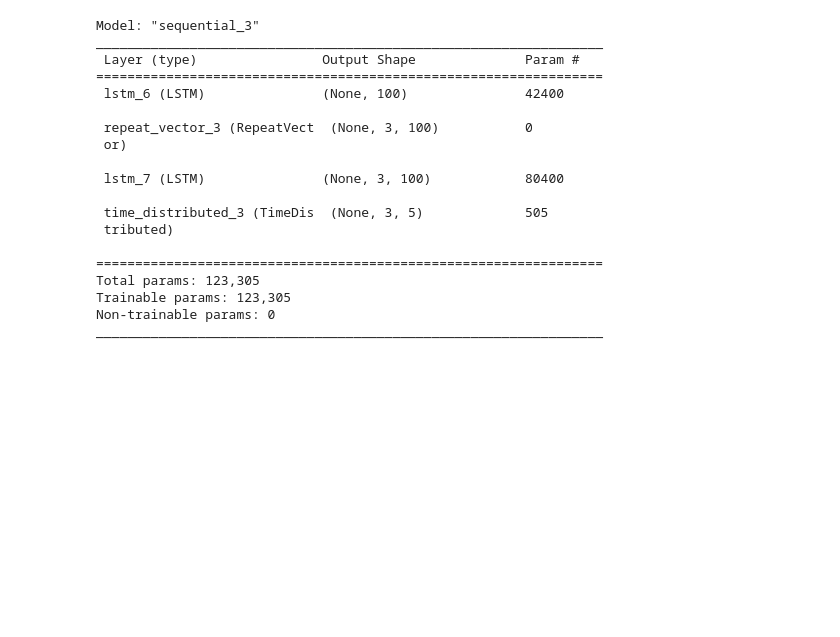
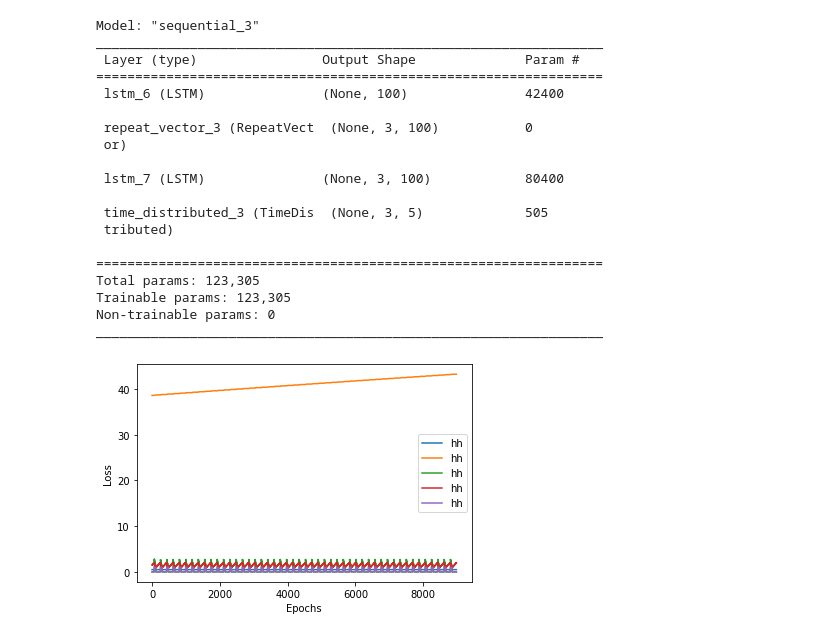
Before and after one commit to hayatu4islam/Adaptive_Fault_Detection, a Jupyter notebook: LSTM Model for Water Tank-Reduced.ipynb, the cells around one changed output. Saved outputs shown, nothing was run; the diff lists cells and outputs as text; code cells hidden in the pictures; blank space fills up the shorter version.

```diff
--- a/LSTM Model for Water Tank-Reduced.ipynb
+++ b/LSTM Model for Water Tank-Reduced.ipynb
@@ -3,13 +39,7 @@
 # %%
-import numpy as np
-import pandas as pd
-import matplotlib.pyplot as plt
-from sklearn.preprocessing import MinMaxScaler
-from tensorflow.keras.models import Sequential
-from tensorflow.keras.layers import LSTM, Dense, RepeatVector, TimeDistributed
 
 # Load and preprocess data
-data = pd.read_csv('waterTank_Golden_reduced.csv', header=0, index_col=0)
+data = pd.read_csv('file_name.csv', header=0, index_col=0)
 raw_data = data.values
 scaler = MinMaxScaler()
 data_scaled = scaler.fit_transform(raw_data)
@@ -127,3 +157,11 @@ Total params: 123,305
 Trainable params: 123,305
 Non-trainable params: 0
 _________________________________________________________________
+# %%
+plt.plot(y_test_inv, label='hh')
+plt.xlabel("Epochs")
+plt.ylabel("Loss")
+plt.legend()
+plt.show()
+# %% [output]
+[figure, added]
```
Also changed, not shown: parts of 4 cells of this notebook.
